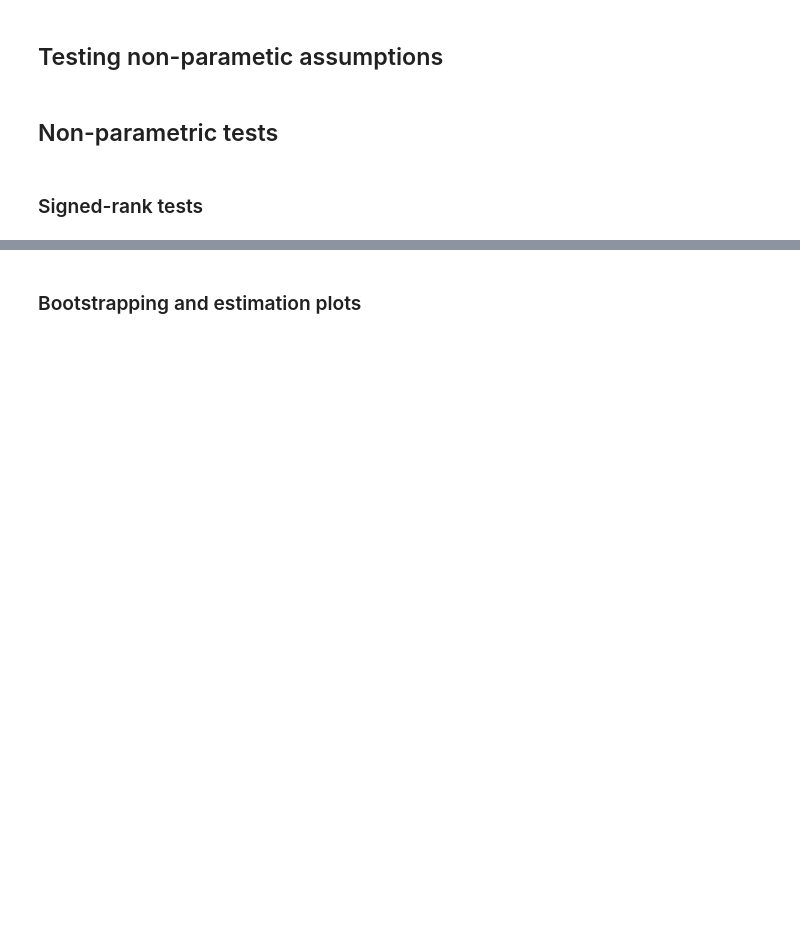
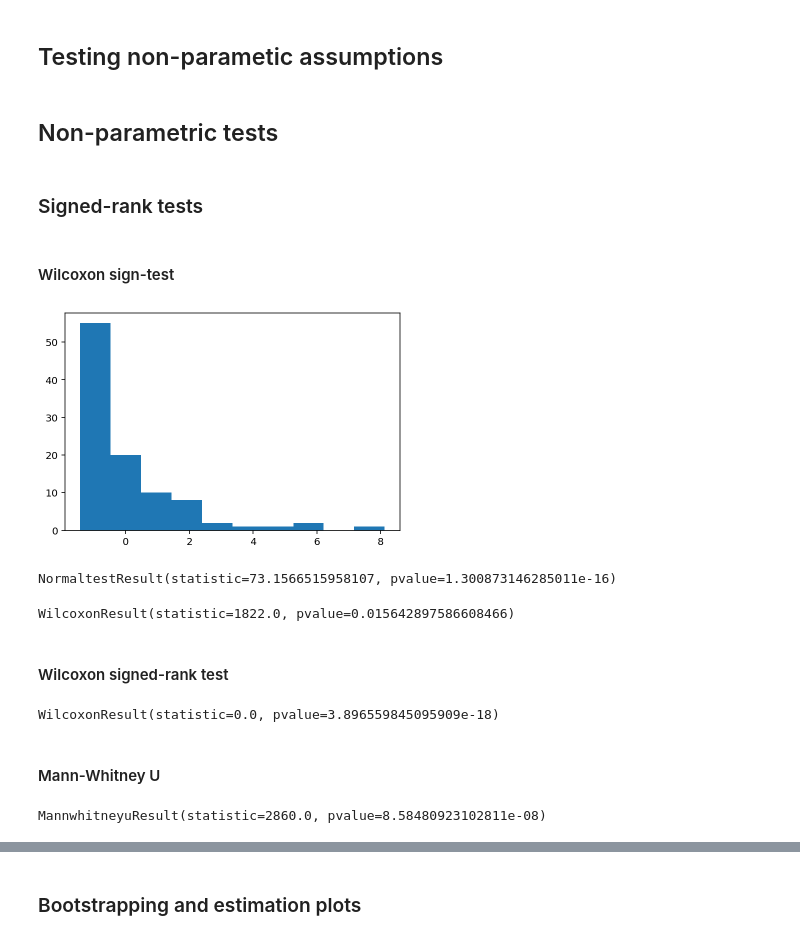
Before and after one commit to badralbanna/quantitative-neuroscience, a Jupyter notebook: (BFA) Ex 8 - hypothesis testing.ipynb, the cells around one changed output, grey strips where cells are left out. Cells and saved outputs as stored; diff of their text form; code cells hidden in the pictures; blank space fills up the shorter version.

```diff
--- a/(BFA) Ex 8 - hypothesis testing.ipynb
+++ b/(BFA) Ex 8 - hypothesis testing.ipynb
@@ -161,3 +161,25 @@ sps.f_oneway(X1, X2, X3)
 ## Non-parametric tests
 # %% [markdown]
 ### Signed-rank tests
+# %% [markdown]
+#### Wilcoxon sign-test
+# %%
+# Generating non-normal data
+Y = np.exp(np.random.randn(100))
+Y = Y - Y.mean()
+# %%
+# Plotting data
+fig, ax = plt.subplots()
+x, c, _ = ax.hist(Y, bins=10)
+# %% [output]
+[figure, added]
+# %%
+# Testing for normality
+sps.normaltest(Y)
+# %% [output]
+NormaltestResult(statistic=73.1566515958107, pvalue=1.300873146285011e-16)
+# %%
+# Testing if mean is different from 0
+sps.wilcoxon(Y)
+# %% [output]
+WilcoxonResult(statistic=1822.0, pvalue=0.015642897586608466)
@@ -163,0 +193,2 @@ sps.f_oneway(X1, X2, X3)
+# %% [markdown]
+#### Wilcoxon signed-rank test
@@ -163,0 +200,6 @@ sps.f_oneway(X1, X2, X3)
+# %%
+sps.wilcoxon(X1, X2)
+# %% [output]
+WilcoxonResult(statistic=0.0, pvalue=3.896559845095909e-18)
+# %% [markdown]
+#### Mann-Whitney U
@@ -163,0 +211,4 @@ sps.f_oneway(X1, X2, X3)
+# %%
+sps.mannwhitneyu(X1, X2)
+# %% [output]
+MannwhitneyuResult(statistic=2860.0, pvalue=8.58480923102811e-08)
```
Also changed, not shown: parts of 105 cells of this notebook, 1 other file.
